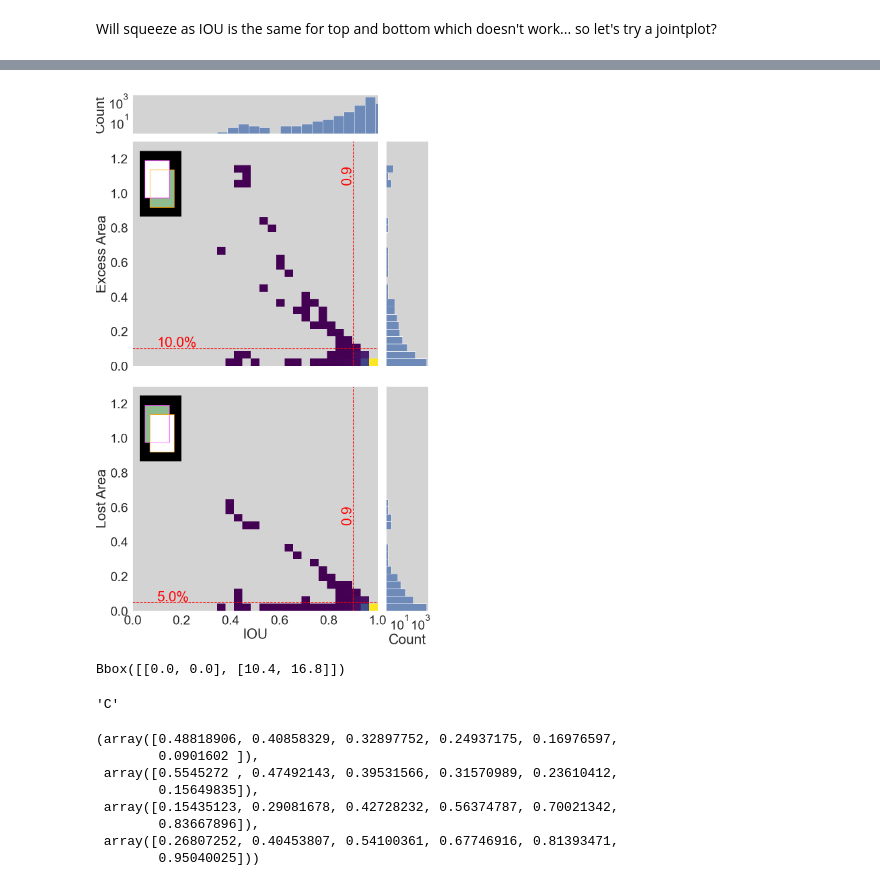
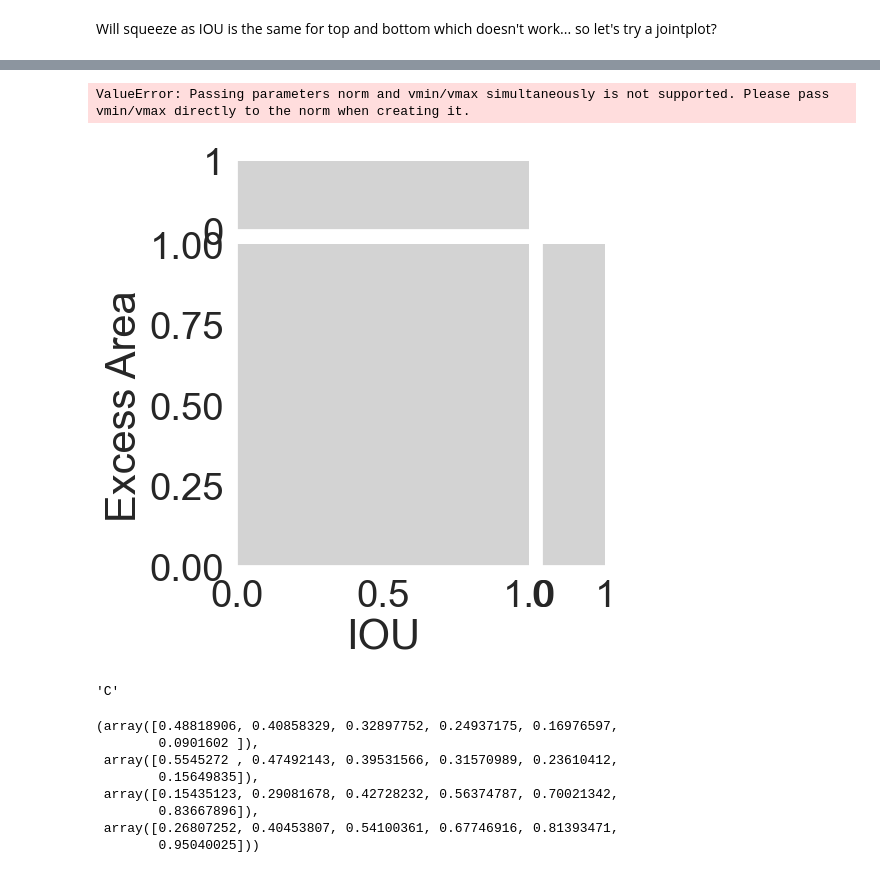
Before and after one commit to ReadingTimeMachine/digitization_at_high_localization, a Jupyter notebook: iou_vs_metrics_of_interest.ipynb, the cells around one changed output, grey strips where cells are left out. Saved outputs shown, nothing was run; the diff lists cells and outputs as text; code cells hidden in the pictures.

Commit message:
log color nightmare

```diff
--- a/iou_vs_metrics_of_interest.ipynb
+++ b/iou_vs_metrics_of_interest.ipynb
@@ -761,7 +797,7 @@ fill_col = 'darkseagreen' # fill in excess/loss regions
 ge = sns.jointplot(data=dfe, x="IOU", y="Excess Area", kind="hist", bins=nbins,
                    marginal_kws=dict(bins=nbins[1]),#, bins=30,
                    cmap='viridis',
-                  marginal_ticks=True,ratio=ratio)
+                  marginal_ticks=True,ratio=ratio, norm=LogNorm())
 
 ge.ax_marg_x.set_yscale('log')
 ge.ax_marg_y.set_xscale('log')
@@ -835,7 +871,7 @@ ge.ax_joint.add_patch(rectf)
 gl = sns.jointplot(data=dfl, x="IOU", y="Lost Area", kind="hist", bins=nbins,
                    marginal_kws=dict(bins=nbins[1]), #bins=30,
                    cmap='viridis',
-                  marginal_ticks=True,ratio=ratio)
+                  marginal_ticks=True,ratio=ratio, cbar=True)
 #gl.ax_marg_y.set_yscale('log')
 gl.ax_marg_y.set_xscale('log')
 #gl.ax_marg_y.set_xlim(lims)
@@ -853,7 +889,7 @@ gl.ax_joint.text(0.1,yp+0.01*(y.max()-y.min()), str(round(yp*100,2))+'%',color=l
 gl.ax_joint.text(xp-0.05, 0.85*(y.max()-y.min()), str(round(xp,3)),color=lines_text_color,rotation=90)
 
 
-base = 8
+base = 4
 #fig = plt.figure(figsize=(base*1.1,base*2.1))
 fig = plt.figure(figsize=(base*1.3,base*2.1))
 gs = gridspec.GridSpec(2,1)
@@ -897,70 +933,33 @@ rectfw = pt.Rectangle((x1f, y1f), x2f - x1f, y2f - y1f, linewidth=1, edgecolor=N
 gl.ax_joint.add_patch(recttw)
 gl.ax_joint.add_patch(rectfw)
 
-
 # first
 x1e = x1t; x2e = x1f
 y1e = y1t; y2e = y2t
 recte1 = pt.Rectangle((x1e, y1e), x2e - x1e, y2e - y1e, linewidth=0, edgecolor=None,
                          facecolor=fill_col)
 gl.ax_joint.add_patch(recte1)
 # second
 x1e2 = x1f; x2e2 = x2t
 y1e2 = y2f; y2e2 = y2t
 recte2 = pt.Rectangle((x1e2, y1e2), x2e2 - x1e2, y2e2 - y1e2, linewidth=0, edgecolor=None,
                          facecolor=fill_col)
 gl.ax_joint.add_patch(recte2)
-
-
-# recte1 = pt.Rectangle((x1e, y1e), x2e - x1e, y2e - y1e, linewidth=0, edgecolor=None,
-#                          facecolor=fill_col)
-# gl.ax_joint.add_patch(recte1)
-# # second
-# x1e2 = x2t; x2e2 = x2f
-# y1e2 = y1f; y2e2 = y2f
-# recte2 = pt.Rectangle((x1e2, y1e2), x2e2 - x1e2, y2e2 - y1e2, linewidth=0, edgecolor=None,
-#                          facecolor=fill_col)
-# gl.ax_joint.add_patch(recte2)
 # draw true/found boxes
 # then colors on top
 rectt = pt.Rectangle((x1t, y1t), x2t - x1t, y2t - y1t, linewidth=1, edgecolor=ctrue,
                          facecolor='none')
 gl.ax_joint.add_patch(rectt)
 #found
 rectf = pt.Rectangle((x1f, y1f), x2f - x1f, y2f - y1f, linewidth=1, edgecolor=cfound,
                          facecolor='none')
 gl.ax_joint.add_patch(rectf)
 
+gs.tight_layout(fig, rect=[-0.05, -0.03, 1, 1]) # for placing fig -- without colorbar
 
 
 
-#gs.tight_layout(fig)
-#gs.update(wspace=0.025, hspace=0.00) # set the spacing between axes.
-gs.tight_layout(fig, rect=[-0.05, -0.03, 1, 1])
-
-
-#fig.savefig(save_fig_name_base + 'defined_figs_squish2.pdf')
-#plt.tight_layout()
-#plt.subplots_adjust(left=0)#, bottom=0, right=1, top=1, wspace=0, hspace=0)
-#print(fig.bbox_inches)
 plt.savefig(save_fig_name_base + 'defined_figs_squish2.pdf',bbox_inches="tight",pad_inches=0.25)
-#base2=12
-#bbox_inches=matplotlib.transforms.Bbox([[-1, -1], [base2*1.3, base2*2.1]])
-
-#ax1.set_position([box1.x0, new_bottom1, w1, new_h1])
-#ax2.set_position([box2.x0, box2.y0, w2, new_h2])
-
-#bb2 = matplotlib.transforms.Bbox([[0.0, 0.0], [10.4, 16.8]])
-
-#plt.savefig(save_fig_name_base + 'defined_figs_squish2.pdf',bbox_inches=bb2)
 # %% [output]
+ValueError: Passing parameters norm and vmin/vmax simultaneously is not supported. Please pass vmin/vmax directly to the norm when creating it.
-[figure, old version]
+[figure, new version]
-# %%
-bb2 = matplotlib.transforms.Bbox([[0.0, 0.0], [10.4, 16.8]])
-bb2
-# %% [output]
-Bbox([[0.0, 0.0], [10.4, 16.8]])
-# %%
-gl.ax_joint.get_anchor()
-# %% [output]
-'C'
@@ -967,3 +969,7 @@ gl.ax_joint.get_anchor()
+# %%
+gl.fig.ad
+# %% [output]
+'C'
 # %%
 figout = gl.ax_joint.get_figure()
 # %%
```
Also changed, not shown: parts of 7 cells of this notebook.
